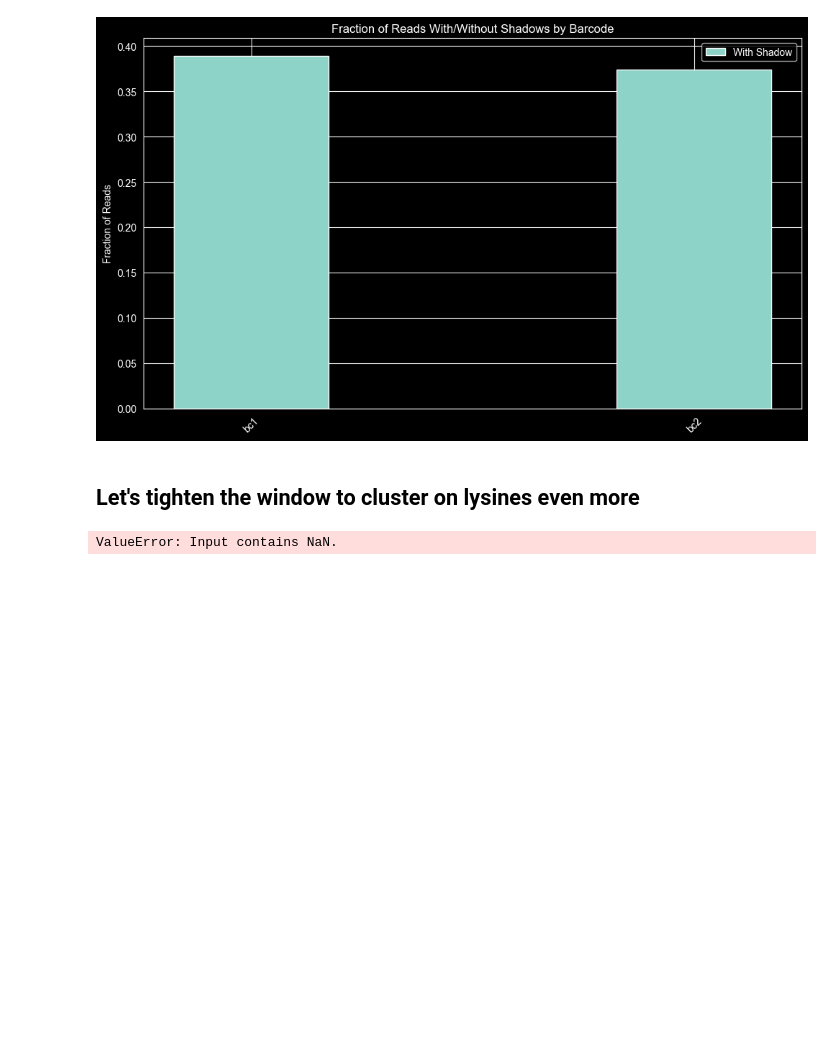
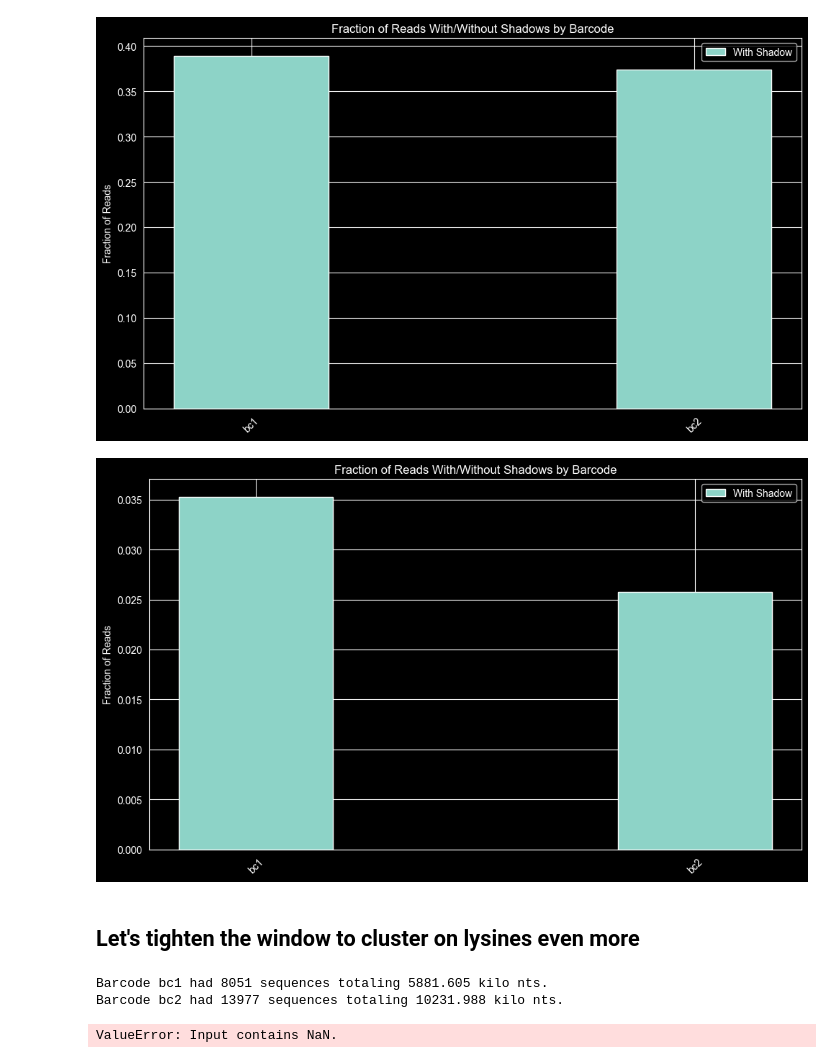
Before and after one commit to lihetran/mRNP_Shadowing, a Jupyter notebook: scripts/JANP-132_Analysis.ipynb, the cells around one changed output. Saved outputs shown, nothing was run; the diff lists cells and outputs as text; code cells hidden in the pictures; blank space fills up the shorter version.

```diff
--- a/scripts/JANP-132_Analysis.ipynb
+++ b/scripts/JANP-132_Analysis.ipynb
@@ -435,6 +435,10 @@ def binReadsByShadow(read_dict, lysineCoords, outPrefix):
 binReadsByShadow(dim3_read_dict, [(255, 285)], outPrefix / '251219_shadow_analysis')
 # %% [output]
 [figure]
+# %%
+binReadsByShadow(read_dict, [(255, 285)], outPrefix / '251219_shadow_analysis_allReads')
+# %% [output]
+[figure, added]
 # %% [markdown]
 ## Let's tighten the window to cluster on lysines even more
 # %%
@@ -513,3 +651,8 @@ def formatForMCA(dataDict,numReads,minEditFreq,maxEditFreq):
+# %%
+read_dict = parsePickleFile(pickle_path, barcodeDict=barcodeDict)
+# %% [output]
+Barcode bc1 had 8051 sequences totaling 5881.605 kilo nts.
+Barcode bc2 had 13977 sequences totaling 10231.988 kilo nts.
 # %%
 matrixOfEdits,listOfBCs,listOfReadIDs = formatForMCA(read_dict,20000,0.35,0.4)
 # %%
```
Also changed, not shown: parts of 1 cell of this notebook, 11 other files.
